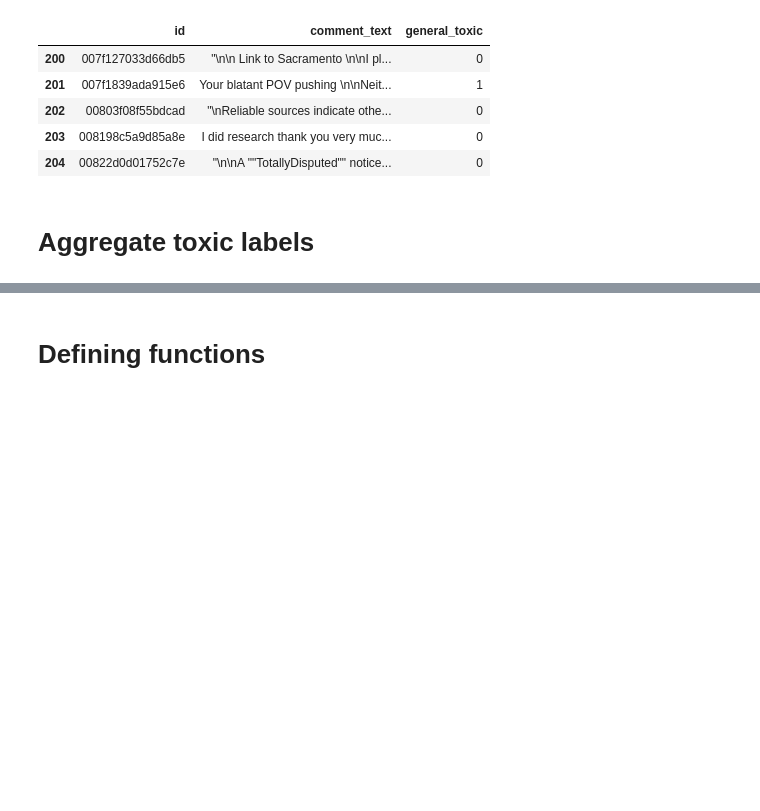
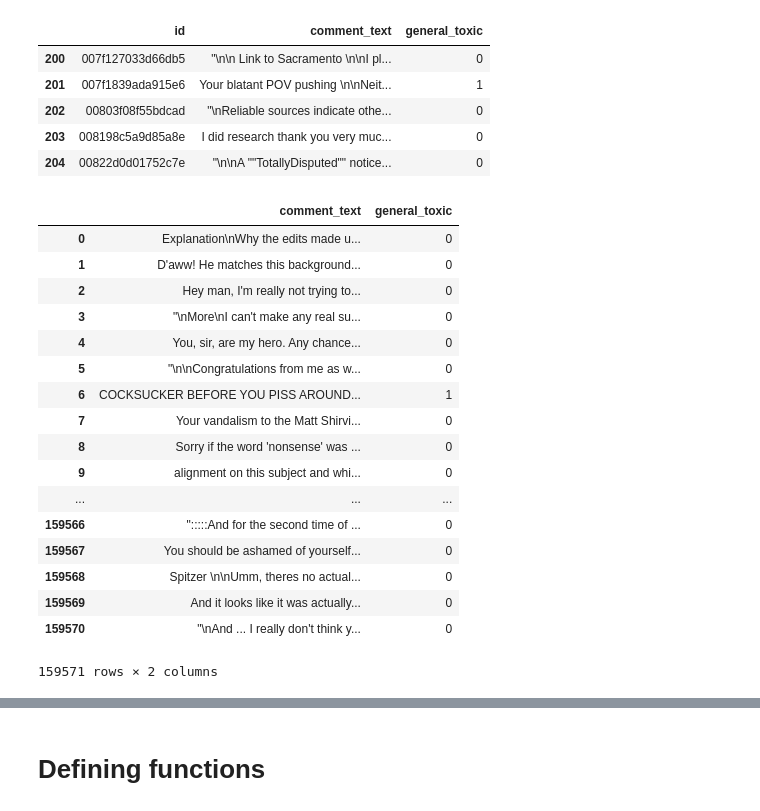
Before and after one commit to feebeef/Machine-Learning-on-Sentiment-Dataset, a Jupyter notebook: PE3.ipynb, the cells around one changed output, grey strips where cells are left out. Drawn from its saved outputs; the diff is of its cells as text; code cells hidden in the pictures; blank space fills up the shorter version.

```diff
--- a/PE3.ipynb
+++ b/PE3.ipynb
@@ -69,8 +94,27 @@ display(train[200:250].head())
 | 202 | 00803f08f55bdcad | "\nReliable sources indicate othe... | 0 |
 | 203 | 008198c5a9d85a8e | I did research thank you very muc... | 0 |
 | 204 | 00822d0d01752c7e | "\n\nA ""TotallyDisputed"" notice... | 0 |
-# %% [markdown]
-# Aggregate toxic labels
+# %%
+train[['comment_text', 'general_toxic']]
+# %% [output]
+|  | comment_text | general_toxic |
+| 0 | Explanation\nWhy the edits made u... | 0 |
+| 1 | D'aww! He matches this background... | 0 |
+| 2 | Hey man, I'm really not trying to... | 0 |
+| 3 | "\nMore\nI can't make any real su... | 0 |
+| 4 | You, sir, are my hero. Any chance... | 0 |
+| 5 | "\n\nCongratulations from me as w... | 0 |
+| 6 | COCKSUCKER BEFORE YOU PISS AROUND... | 1 |
+| 7 | Your vandalism to the Matt Shirvi... | 0 |
+| 8 | Sorry if the word 'nonsense' was ... | 0 |
+| 9 | alignment on this subject and whi... | 0 |
+| ... | ... | ... |
+| 159566 | ":::::And for the second time of ... | 0 |
+| 159567 | You should be ashamed of yourself... | 0 |
+| 159568 | Spitzer \n\nUmm, theres no actual... | 0 |
+| 159569 | And it looks like it was actually... | 0 |
+| 159570 | "\nAnd ... I really don't think y... | 0 |
+159571 rows × 2 columns
 # %%
 import matplotlib.pyplot as plt
 
```
Also changed, not shown: parts of 28 cells of this notebook.
